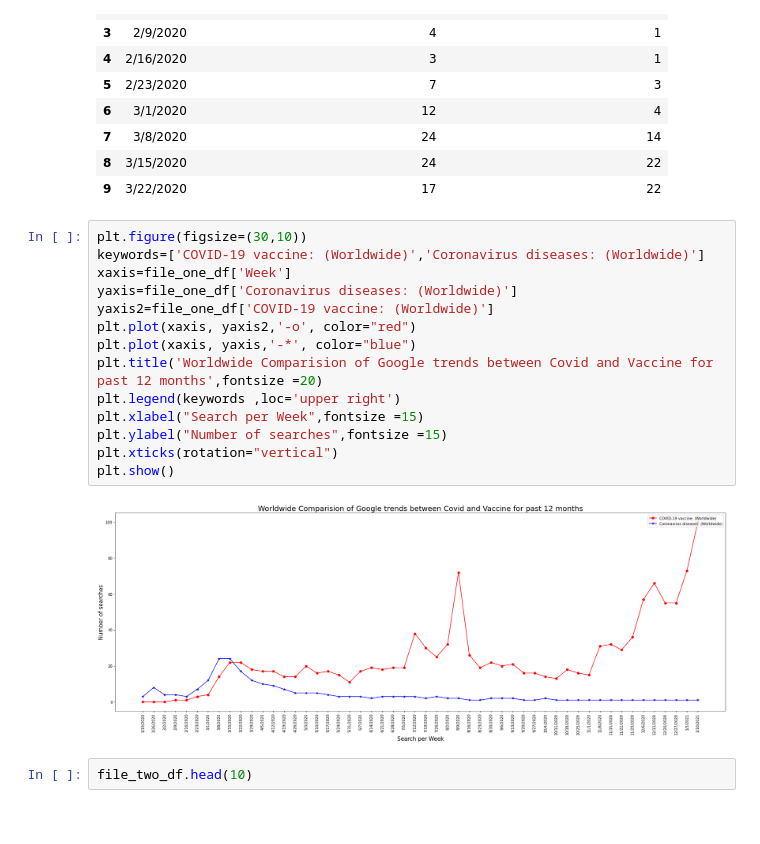
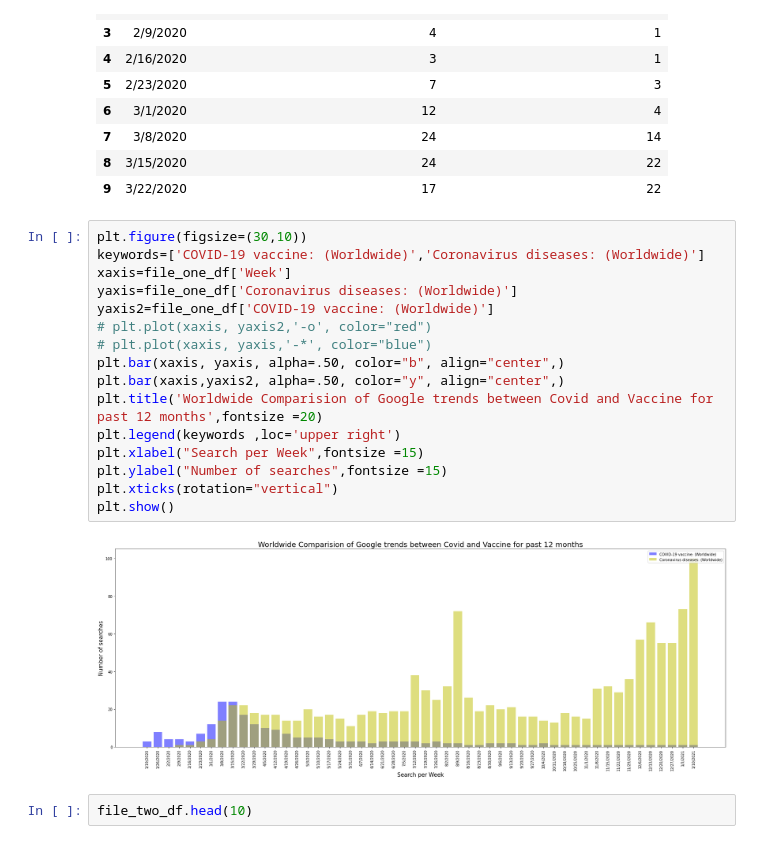
Before and after one commit to bakshishreya/Google-trends, a Jupyter notebook: Untitled.ipynb, the cells around one changed output. Drawn from its saved outputs; the diff is of its cells as text.

```diff
--- a/Untitled.ipynb
+++ b/Untitled.ipynb
@@ -31,19 +31,21 @@ file_one_df.head(10)
 # %%
 plt.figure(figsize=(30,10))
 keywords=['COVID-19 vaccine: (Worldwide)','Coronavirus diseases: (Worldwide)']
 xaxis=file_one_df['Week']
 yaxis=file_one_df['Coronavirus diseases: (Worldwide)']
 yaxis2=file_one_df['COVID-19 vaccine: (Worldwide)']
-plt.plot(xaxis, yaxis2,'-o', color="red")
-plt.plot(xaxis, yaxis,'-*', color="blue")
+# plt.plot(xaxis, yaxis2,'-o', color="red")
+# plt.plot(xaxis, yaxis,'-*', color="blue")
+plt.bar(xaxis, yaxis, alpha=.50, color="b", align="center",)
+plt.bar(xaxis,yaxis2, alpha=.50, color="y", align="center",)
 plt.title('Worldwide Comparision of Google trends between Covid and Vaccine for past 12 months',fontsize =20)
 plt.legend(keywords ,loc='upper right')
 plt.xlabel("Search per Week",fontsize =15)
 plt.ylabel("Number of searches",fontsize =15)
 plt.xticks(rotation="vertical")
 plt.show()
 # %% [output]
-[figure, old version]
+[figure, new version]
 # %%
 file_two_df.head(10)
 # %% [output]
```
Also changed, not shown: parts of 1 cell of this notebook.
